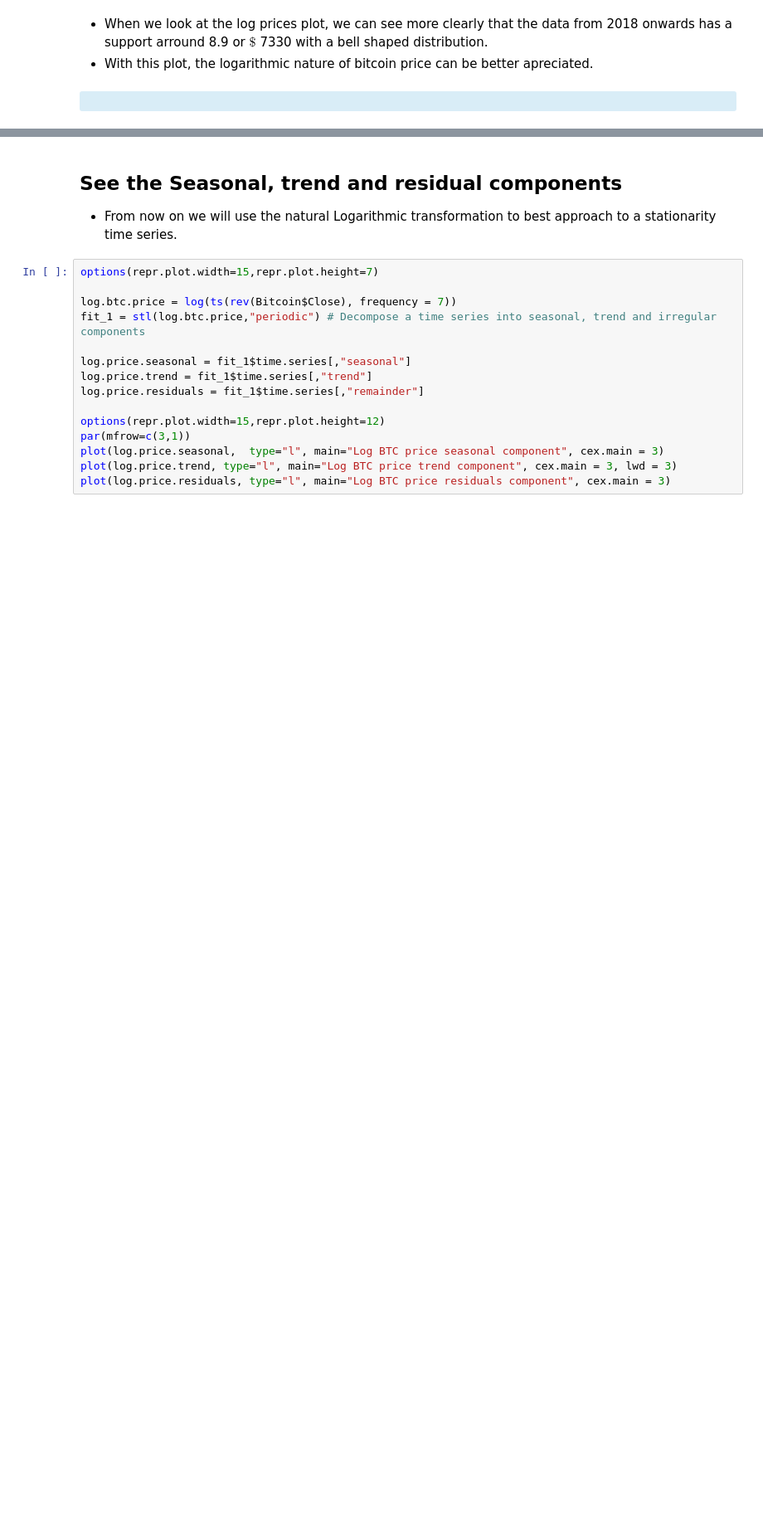
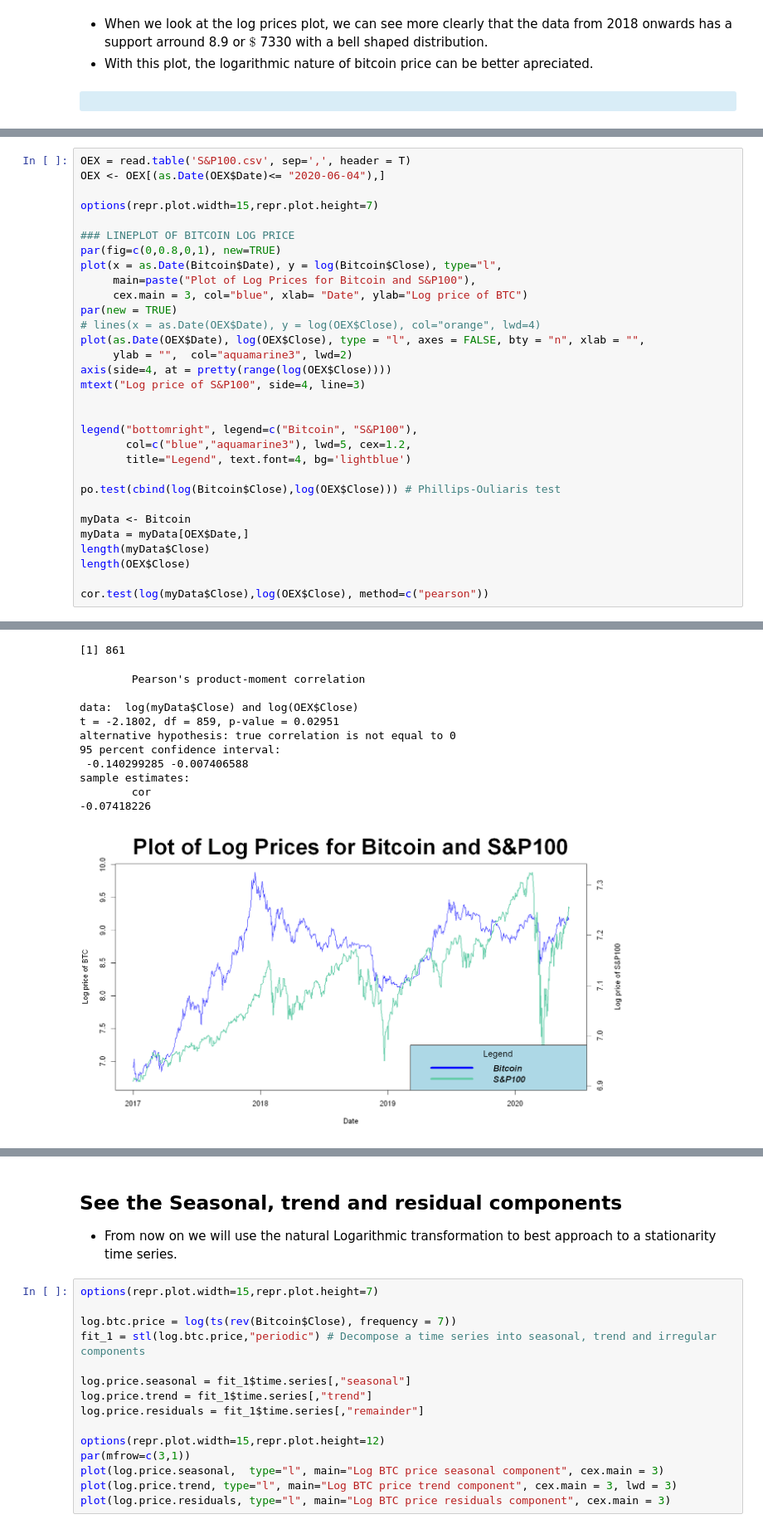
Before and after one commit to jordisc97/TimeSeries_FinalProject, a Jupyter notebook: Final Project TS Jordi SoléCasaramona.ipynb, the cells around one changed output, grey strips where cells are left out. Shown: that part at 83% size. Drawn from its saved outputs; the diff is of its cells as text; blank space fills up the shorter version.

```diff
--- a/Final Project TS Jordi SoléCasaramona.ipynb
+++ b/Final Project TS Jordi SoléCasaramona.ipynb
@@ -169,0 +170,32 @@ barplot(xhist$counts, space = 0, horiz=TRUE, xlab= "Counts", ylab="Bins", col="c
+# %%
+OEX = read.table('S&P100.csv', sep=',', header = T)
+OEX <- OEX[(as.Date(OEX$Date)<= "2020-06-04"),]
+
+options(repr.plot.width=15,repr.plot.height=7)
+
+### LINEPLOT OF BITCOIN LOG PRICE
+par(fig=c(0,0.8,0,1), new=TRUE)
+plot(x = as.Date(Bitcoin$Date), y = log(Bitcoin$Close), type="l",
+     main=paste("Plot of Log Prices for Bitcoin and S&P100"),
+     cex.main = 3, col="blue", xlab= "Date", ylab="Log price of BTC")
+par(new = TRUE)
+# lines(x = as.Date(OEX$Date), y = log(OEX$Close), col="orange", lwd=4)
+plot(as.Date(OEX$Date), log(OEX$Close), type = "l", axes = FALSE, bty = "n", xlab = "",
+     ylab = "",  col="aquamarine3", lwd=2)
+axis(side=4, at = pretty(range(log(OEX$Close))))
+mtext("Log price of S&P100", side=4, line=3)
+
+
+legend("bottomright", legend=c("Bitcoin", "S&P100"),
+       col=c("blue","aquamarine3"), lwd=5, cex=1.2,
+       title="Legend", text.font=4, bg='lightblue')
+
+po.test(cbind(log(Bitcoin$Close),log(OEX$Close))) # Phillips-Ouliaris test
+
+myData <- Bitcoin
+myData = myData[OEX$Date,]
+length(myData$Close)
+length(OEX$Close)
+
+cor.test(log(myData$Close),log(OEX$Close), method=c("pearson"))
+# %% [output]
@@ -169,0 +208,12 @@ barplot(xhist$counts, space = 0, horiz=TRUE, xlab= "Counts", ylab="Bins", col="c
+[1] 861
+        Pearson's product-moment correlation
+
+data:  log(myData$Close) and log(OEX$Close)
+t = -2.1802, df = 859, p-value = 0.02951
+alternative hypothesis: true correlation is not equal to 0
+95 percent confidence interval:
+ -0.140299285 -0.007406588
+sample estimates:
+        cor
+-0.07418226
+[figure, added]
```
Also changed, not shown: parts of 10 cells of this notebook.
